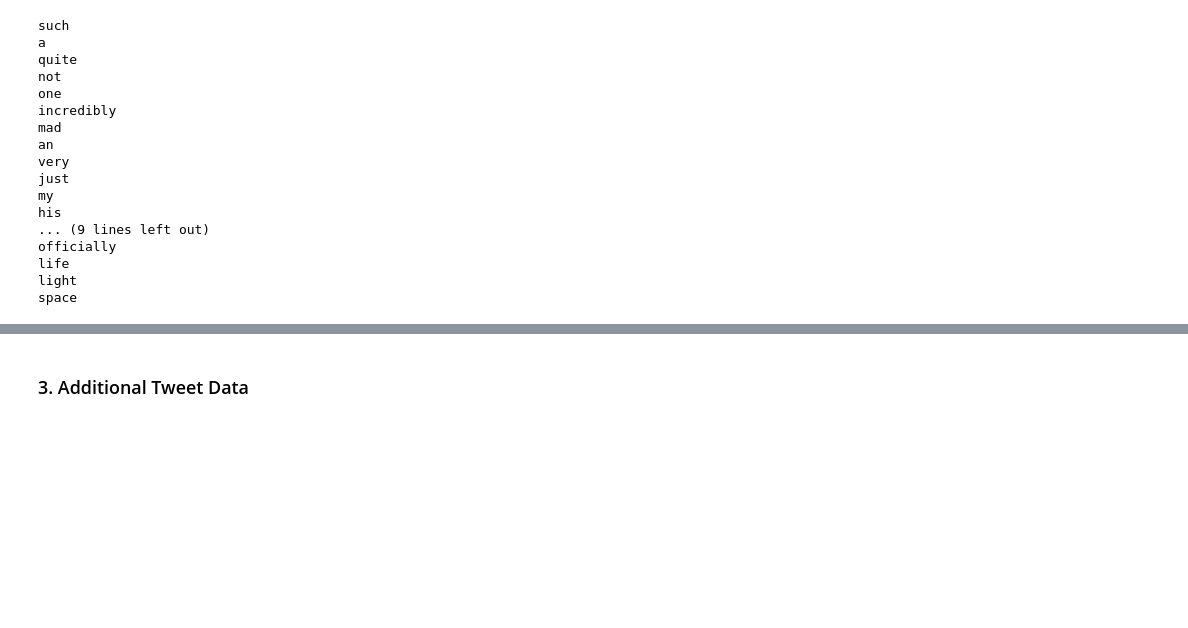
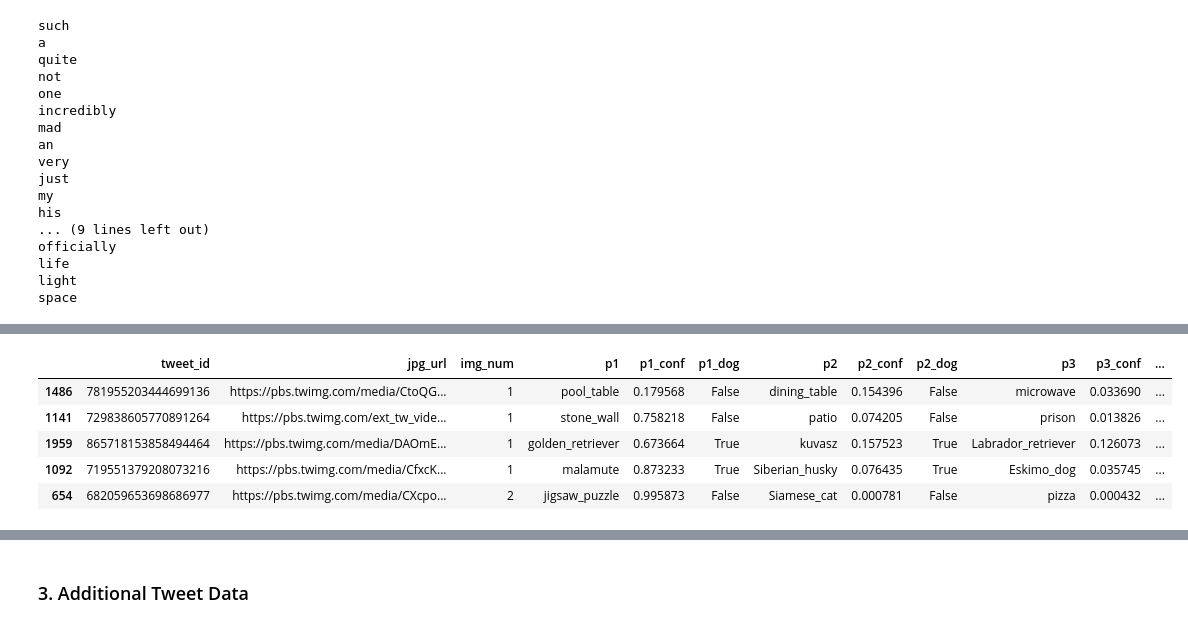
Before and after one commit to jmlcode/p3-analyze-tweet-data, a Jupyter notebook: wrangle_act.ipynb, the cells around one changed output, grey strips where cells are left out. Saved outputs shown, nothing was run; the diff lists cells and outputs as text; code cells hidden in the pictures; blank space fills up the shorter version.

Commit message:
Assess image predictions data

```diff
--- a/wrangle_act.ipynb
+++ b/wrangle_act.ipynb
@@ -285,0 +290,10 @@ space
+# %%
+# assessment 2.1
+df_image_clean.sample(5)
+# %% [output]
+|  | tweet_id | jpg_url | img_num | p1 | p1_conf | p1_dog | p2 | p2_conf | p2_dog | p3 | p3_conf | ... |
+| 1486 | 781955203444699136 | https://pbs.twimg.com/media/CtoQG... | 1 | pool_table | 0.179568 | False | dining_table | 0.154396 | False | microwave | 0.033690 | ... |
+| 1141 | 729838605770891264 | https://pbs.twimg.com/ext_tw_vide... | 1 | stone_wall | 0.758218 | False | patio | 0.074205 | False | prison | 0.013826 | ... |
+| 1959 | 865718153858494464 | https://pbs.twimg.com/media/DAOmE... | 1 | golden_retriever | 0.673664 | True | kuvasz | 0.157523 | True | Labrador_retriever | 0.126073 | ... |
+| 1092 | 719551379208073216 | https://pbs.twimg.com/media/CfxcK... | 1 | malamute | 0.873233 | True | Siberian_husky | 0.076435 | True | Eskimo_dog | 0.035745 | ... |
+| 654 | 682059653698686977 | https://pbs.twimg.com/media/CXcpo... | 2 | jigsaw_puzzle | 0.995873 | False | Siamese_cat | 0.000781 | False | pizza | 0.000432 | ... |
```
Also changed, not shown: parts of 5 cells of this notebook.
